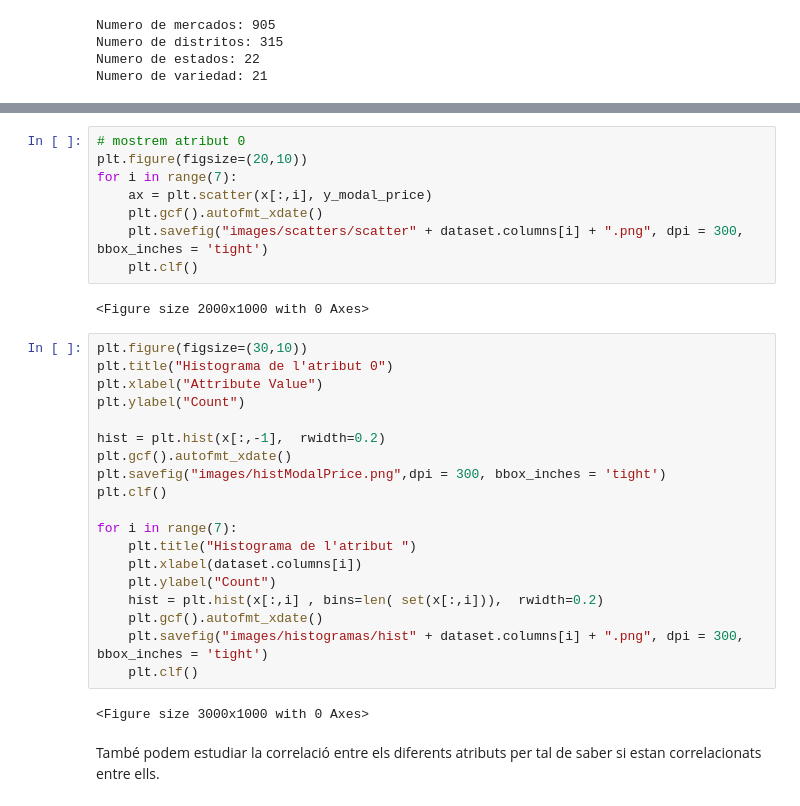
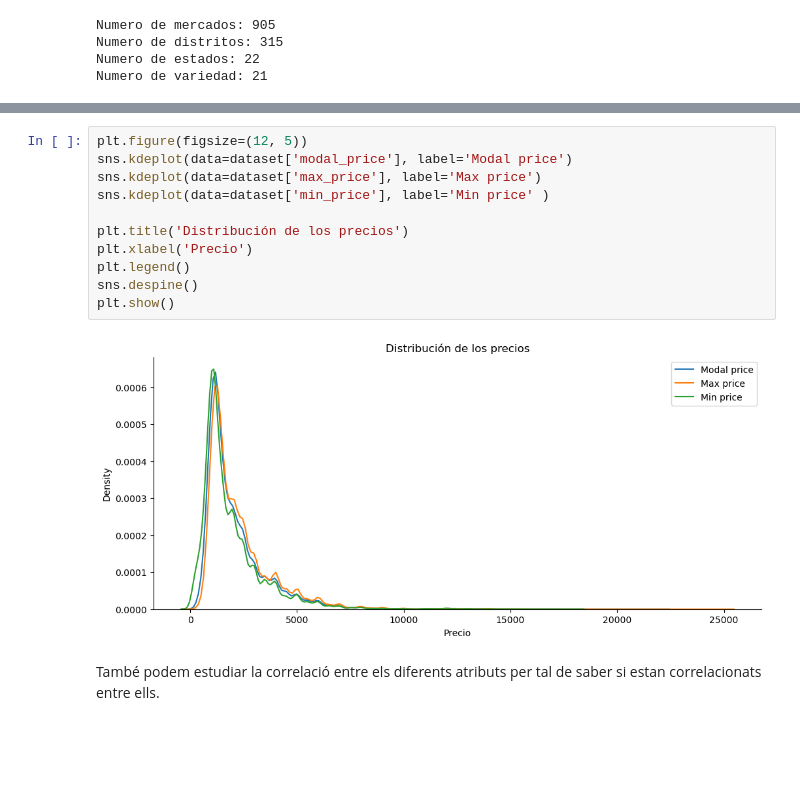
Before and after one commit to jonaprg/Onion-Price-prediction-using-regression, a Jupyter notebook: Practica1-RegressionGPA404.ipynb, the cells around one changed output, grey strips where cells are left out. Drawn from its saved outputs; the diff is of its cells as text; blank space fills up the shorter version.

```diff
--- a/Practica1-RegressionGPA404.ipynb
+++ b/Practica1-RegressionGPA404.ipynb
@@ -113,34 +96,16 @@ g.add_legend()
-# %%
-# mostrem atribut 0
-plt.figure(figsize=(20,10))
-for i in range(7):
-    ax = plt.scatter(x[:,i], y_modal_price)
-    plt.gcf().autofmt_xdate()
-    plt.savefig("images/scatters/scatter" + dataset.columns[i] + ".png", dpi = 300, bbox_inches = 'tight')
-    plt.clf()
-# %% [output]
-<Figure size 2000x1000 with 0 Axes>
-# %%
-plt.figure(figsize=(30,10))
-plt.title("Histograma de l'atribut 0")
-plt.xlabel("Attribute Value")
-plt.ylabel("Count")
-
-hist = plt.hist(x[:,-1],  rwidth=0.2)
-plt.gcf().autofmt_xdate()
-plt.savefig("images/histModalPrice.png",dpi = 300, bbox_inches = 'tight')
-plt.clf()
-
-for i in range(7):
-    plt.title("Histograma de l'atribut ")
-    plt.xlabel(dataset.columns[i])
-    plt.ylabel("Count")
-    hist = plt.hist(x[:,i] , bins=len( set(x[:,i])),  rwidth=0.2)
-    plt.gcf().autofmt_xdate()
-    plt.savefig("images/histogramas/hist" + dataset.columns[i] + ".png", dpi = 300, bbox_inches = 'tight')
-    plt.clf()
-# %% [output]
-<Figure size 3000x1000 with 0 Axes>
+# %%
+plt.figure(figsize=(12, 5))
+sns.kdeplot(data=dataset['modal_price'], label='Modal price')
+sns.kdeplot(data=dataset['max_price'], label='Max price')
+sns.kdeplot(data=dataset['min_price'], label='Min price' )
+
+plt.title('Distribución de los precios')
+plt.xlabel('Precio')
+plt.legend()
+sns.despine()
+plt.show()
+# %% [output]
+[figure, added]
 # %% [markdown]
 També podem estudiar la correlació entre els diferents atributs per tal de saber si estan correlacionats entre ells.
 # %%
```
Also changed, not shown: parts of 30 cells of this notebook.
